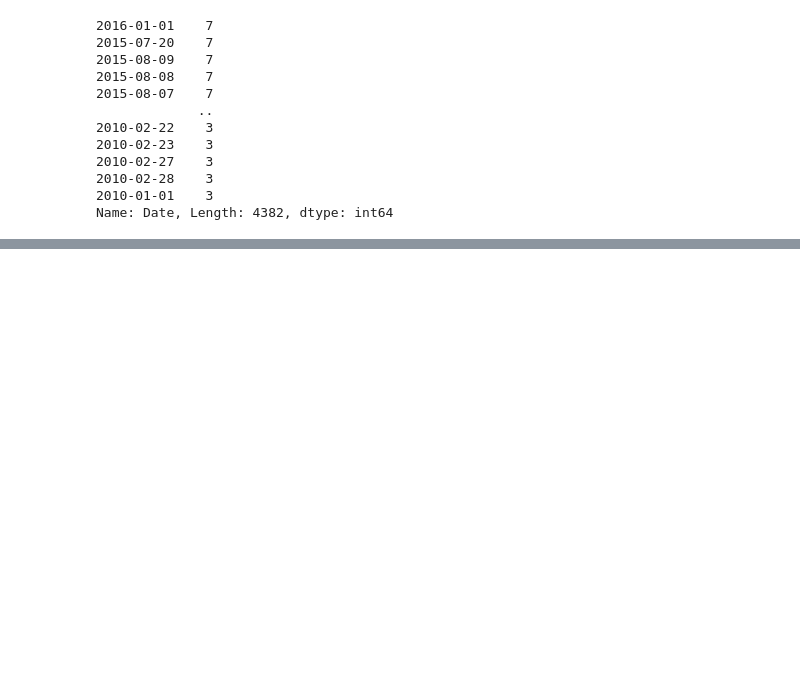
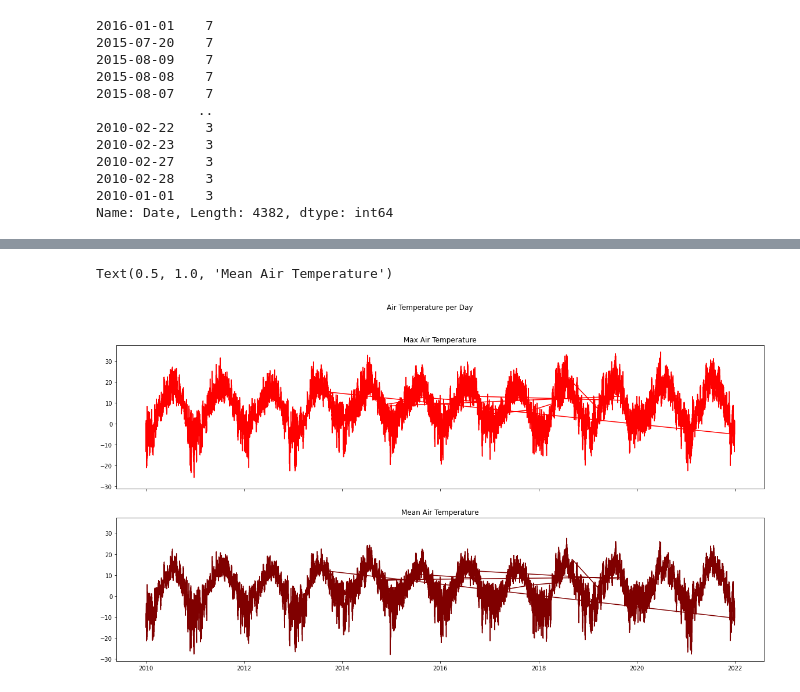
Before and after one commit to Badar97/Progetto_DataScience, a Jupyter notebook: Python/Untitled.ipynb, the cells around one changed output, grey strips where cells are left out. Drawn from its saved outputs; the diff is of its cells as text; code cells hidden in the pictures; blank space fills up the shorter version.

```diff
--- a/Python/Untitled.ipynb
+++ b/Python/Untitled.ipynb
@@ -240,3 +243,13 @@ meteo.head()
 | 41 | SN91740 | POINT (20.95530 69.78870) | 2010-01-01 | -8.4 | 72.0 | 8.9 | ... |
 | 80 | SN69100 | POINT (10.93050 63.45970) | 2010-01-02 | -13.4 | 84.0 | 4.6 | ... |
 | 86 | SN91380 | POINT (20.28230 69.38750) | 2010-01-02 | -8.7 | 79.0 | 3.3 | ... |
+# %%
+fig, axs = plt.subplots(2, sharex=True, sharey=True, figsize = (20,10))
+fig.suptitle('Air Temperature per Day')
+axs[0].plot(meteo.Date, meteo.max_air_temp_perday, color='red')
+axs[0].set_title("Max Air Temperature")
+axs[1].plot(meteo.Date, meteo.mean_air_temp_perday, color='maroon')
+axs[1].set_title("Mean Air Temperature")
+# %% [output]
+Text(0.5, 1.0, 'Mean Air Temperature')
+[figure, added]
```
Also changed, not shown: parts of 6 cells of this notebook.
